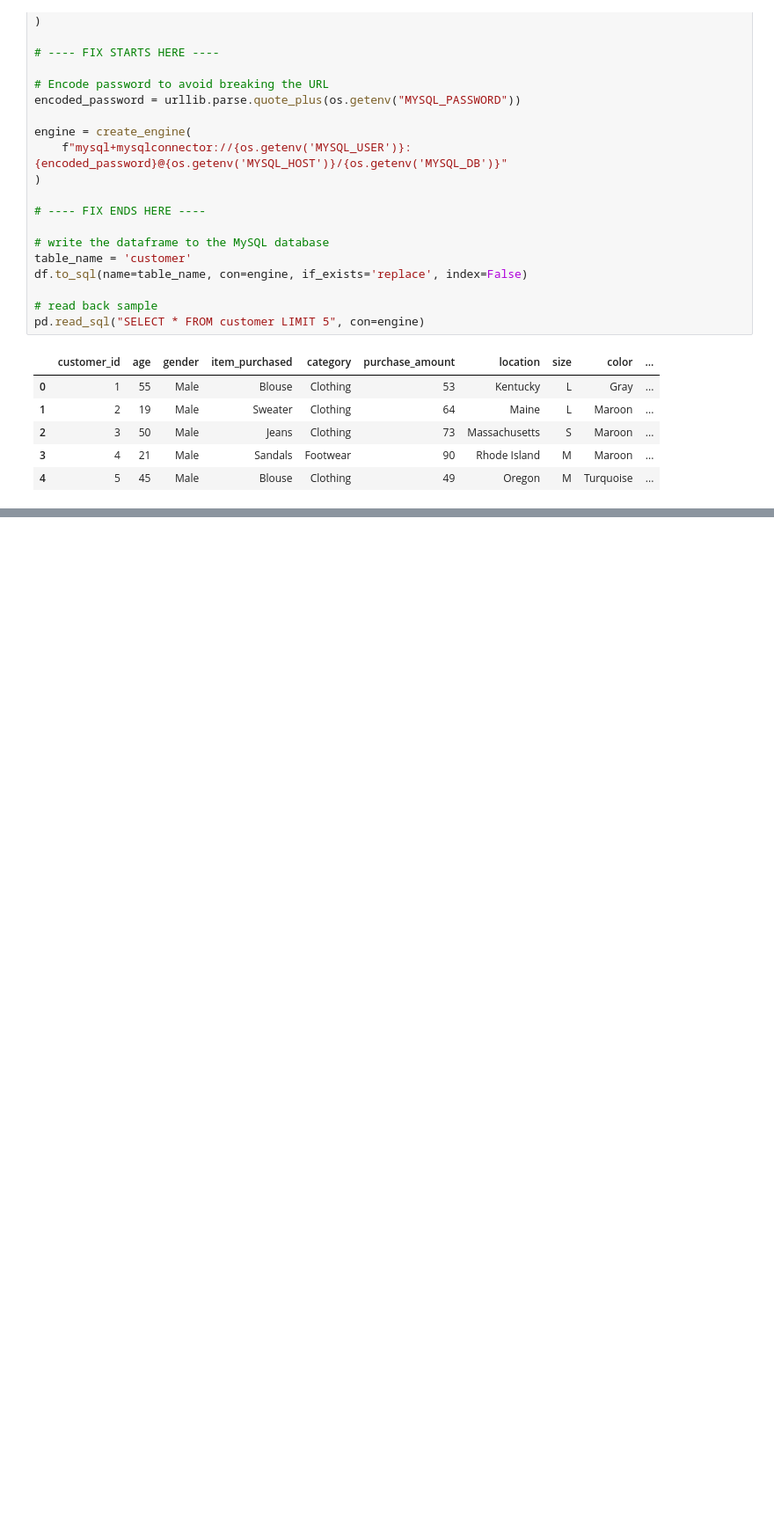
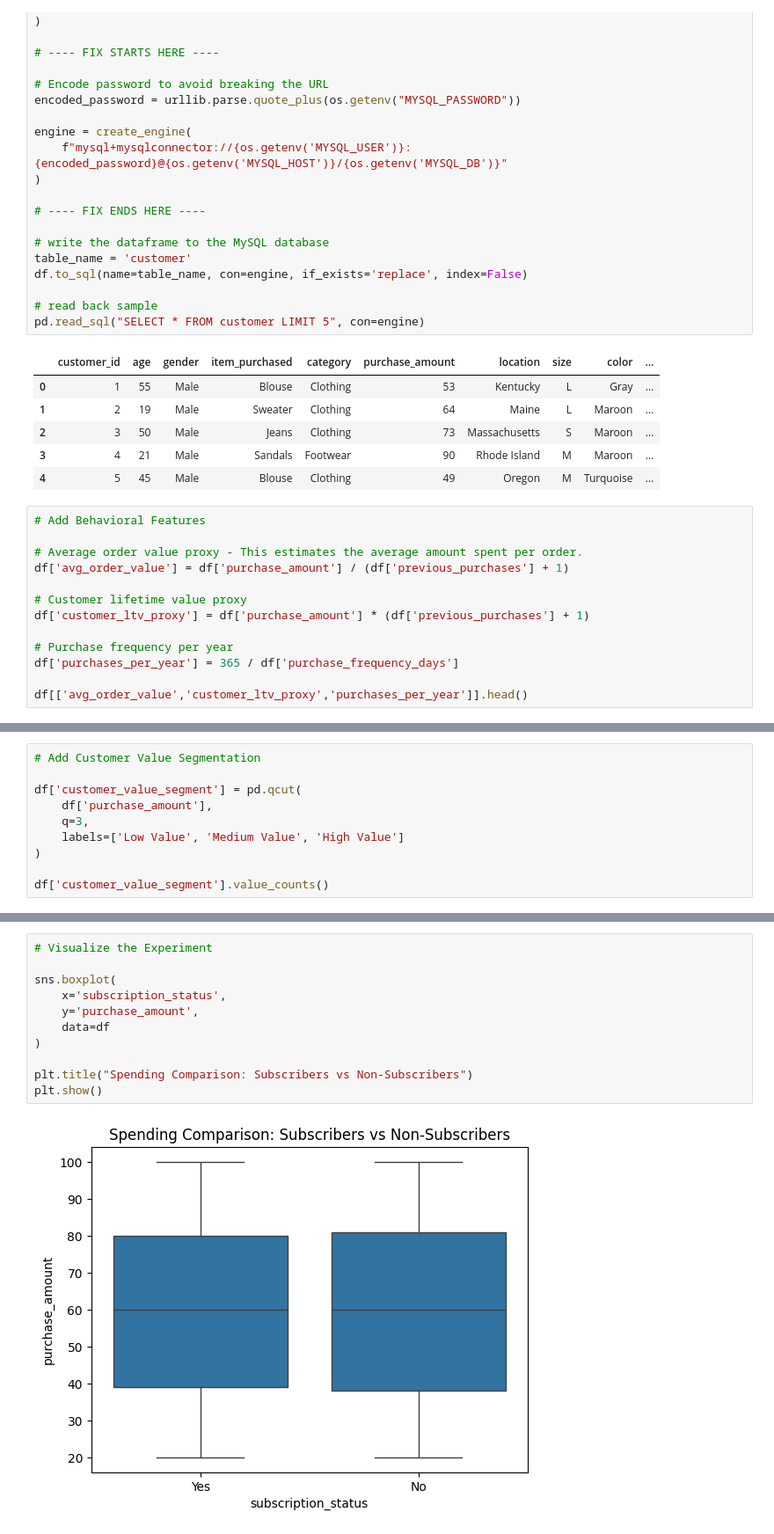
Before and after one commit to sayonyyy/customer_trends_data_analysis-SQL-Python-PowerBI, a Jupyter notebook: customer_shopping_behaviour_analysis.ipynb, the cells around one changed output, grey strips where cells are left out. Shown at 88% size. Cells and saved outputs as stored; diff of their text form; blank space fills up the shorter version.

```diff
--- a/customer_shopping_behaviour_analysis.ipynb
+++ b/customer_shopping_behaviour_analysis.ipynb
@@ -235,3 +246,16 @@ pd.read_sql("SELECT * FROM customer LIMIT 5", con=engine)
 | 2 | 3 | 50 | Male | Jeans | Clothing | 73 | Massachusetts | S | Maroon | ... |
 | 3 | 4 | 21 | Male | Sandals | Footwear | 90 | Rhode Island | M | Maroon | ... |
 | 4 | 5 | 45 | Male | Blouse | Clothing | 49 | Oregon | M | Turquoise | ... |
+# %%
+# Add Behavioral Features
+
+# Average order value proxy - This estimates the average amount spent per order.
+df['avg_order_value'] = df['purchase_amount'] / (df['previous_purchases'] + 1)
+
+# Customer lifetime value proxy
+df['customer_ltv_proxy'] = df['purchase_amount'] * (df['previous_purchases'] + 1)
+
+# Purchase frequency per year
+df['purchases_per_year'] = 365 / df['purchase_frequency_days']
+
+df[['avg_order_value','customer_ltv_proxy','purchases_per_year']].head()
@@ -237,0 +318,10 @@ pd.read_sql("SELECT * FROM customer LIMIT 5", con=engine)
+# %%
+# Add Customer Value Segmentation
+
+df['customer_value_segment'] = pd.qcut(
+    df['purchase_amount'],
+    q=3,
+    labels=['Low Value', 'Medium Value', 'High Value']
+)
+
+df['customer_value_segment'].value_counts()
@@ -237,0 +410,13 @@ pd.read_sql("SELECT * FROM customer LIMIT 5", con=engine)
+# %%
+# Visualize the Experiment
+
+sns.boxplot(
+    x='subscription_status',
+    y='purchase_amount',
+    data=df
+)
+
+plt.title("Spending Comparison: Subscribers vs Non-Subscribers")
+plt.show()
+# %% [output]
+[figure, added]
```
Also changed, not shown: parts of 30 cells of this notebook, 1 other file.
